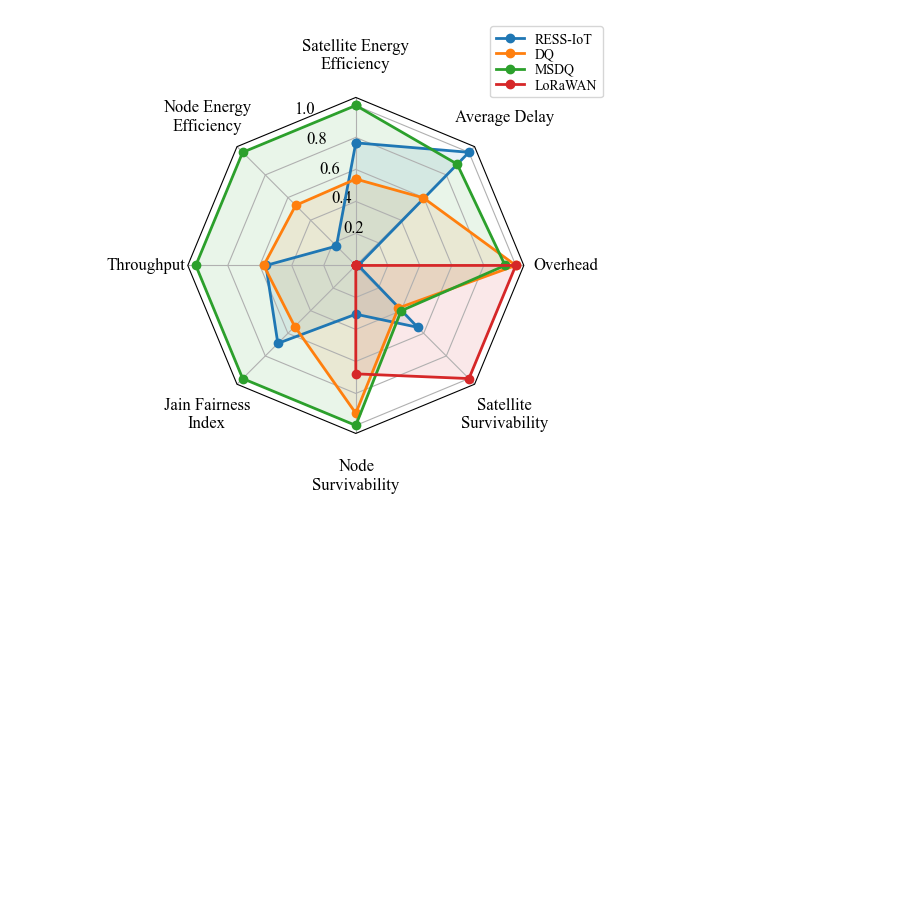
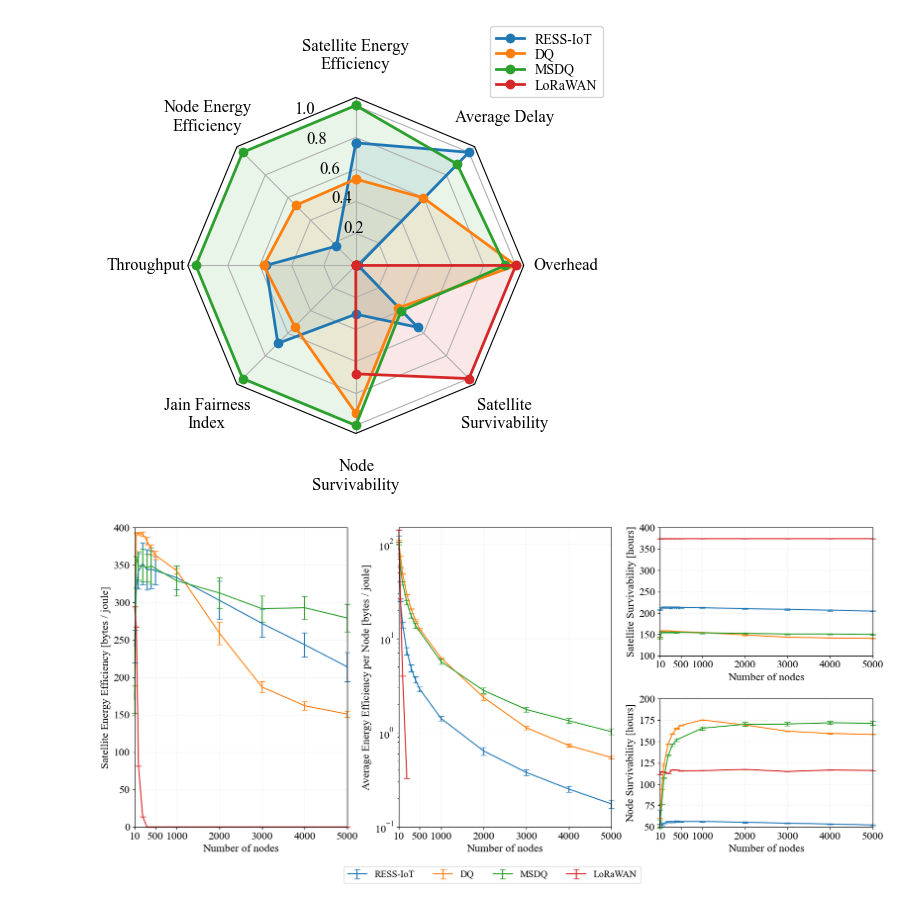
Before and after one commit to jason-gerard/DRAAF-pipeline, a Jupyter notebook: DtS_DQ_Variant_Paper/data_processing.ipynb, the cells around one changed output. Saved outputs shown, nothing was run; the diff lists cells and outputs as text; code cells hidden in the pictures; blank space fills up the shorter version.

```diff
--- a/DtS_DQ_Variant_Paper/data_processing.ipynb
+++ b/DtS_DQ_Variant_Paper/data_processing.ipynb
@@ -660,3 +633,82 @@ plt.rcParams.update({'font.family': 'Times New Roman'})
 [[213.94061130760352, 0.17548636161706122, 36.239999999999995, 0.016946314678465333, 52.23831431118126, 204.36105136753702, 0.0011523181293552822, 0.004257325999288177], [150.75043836977534, 0.5443305 ...
 ['RESS-IoT', 'DQ', 'MSDQ', 'LoRaWAN']
 [figure]
+# %%
+plt.rcParams.update({'font.size': 16})
+plt.rc('legend', fontsize=14)
+plt.rcParams.update({'font.family': 'Times New Roman'})
+
+output_dir = "output_graphs/performance_metrics"
+
+def plot_runs(ax, metric_names, label, ylims, is_log=False, show_metric_name=False, legend_pos="lower left"):
+    for metric in metric_names:
+        for protocol in dfs:
+            x = list(metrics[protocol].keys())
+            ys = [metrics[protocol][node_count][metric] for node_count in x]
+            y = [np.average(y) for y in ys]
+            yerr = [np.std(y) for y in ys]
+
+            # This avoids issues when the metric falls to 0 for log graphs
+            if is_log:
+                y = [y_p for y_p in y if y_p > 0]
+                yerr = yerr[:len(y)]
+                x = x[:len(y)]
+
+            key_label = protocol if not show_metric_name else f"{metric} - {protocol}"
+            if "Survivability" in key_label:
+                key_label = f"{metric.split(' ')[0]} - {protocol}"
+
+            plt.errorbar(x, y, yerr=yerr, label=key_label, capsize=4, clip_on=False)
+
+    plt.ylabel(label)
+    plt.xlabel("Number of nodes")
+    plt.grid(linestyle='-', color='0.95')
+
+    if is_log:
+        plt.yscale("log")
+
+    plt.ylim(ylims[0], ylims[1])
+    plt.xlim(10, 5000)
+
+    x_ticks = np.append(ax.get_xticks()[1:], 10)
+    x_ticks = np.append(x_ticks, 500)
+    ax.set_xticks(x_ticks)
+
+    if not is_log:
+        ax.set_yticks(np.arange(ylims[0], ylims[1]+1, 50))
+        if len(ax.get_yticks()) < 5:
+            ax.set_yticks(np.arange(ylims[0], ylims[1]+1, 25))
+
+
+fig = plt.figure(figsize=(16, 12), dpi=100, constrained_layout=True)
+grid = fig.add_gridspec(4, 6)
+
+ax1 = fig.add_subplot(grid[0:2, 0:2])
+metric = "Satellite Energy Efficiency [bytes / joule]"
+plot_runs(ax1, [metric], metric, [0, 400], False, legend_pos="lower right")
+
+ax2 = fig.add_subplot(grid[0:2, 2:4])
+metric = "Average Energy Efficiency per Node [bytes / joule]"
+plot_runs(ax2, [metric], metric, [0.1, 150], True, legend_pos="upper right")
+
+ax3 = fig.add_subplot(grid[0, 4:6])
+metric = "Satellite Survivability [hours]"
+plot_runs(ax3, [metric], "Satellite Survivability [hours]", [100, 400], False)
+
+ax4 = fig.add_subplot(grid[1, 4:6])
+metric = "Node Survivability [hours]"
+plot_runs(ax4, [metric], metric, [50, 200], False)
+
+handles, labels = plt.gca().get_legend_handles_labels()
+by_label = dict(zip(labels, handles))
+fig.legend(by_label.values(), by_label.keys(), loc="outside lower center", ncol=len(by_label), bbox_to_anchor=(0.5,0.38))
+
+plt.savefig(
+    os.path.join(output_dir, "energy_metrics.pdf"),
+    format="pdf",
+    bbox_inches='tight'
+)
+
+plt.show()
+# %% [output]
+[figure, added]
```
Also changed, not shown: parts of 3 cells of this notebook, 13 other files.
